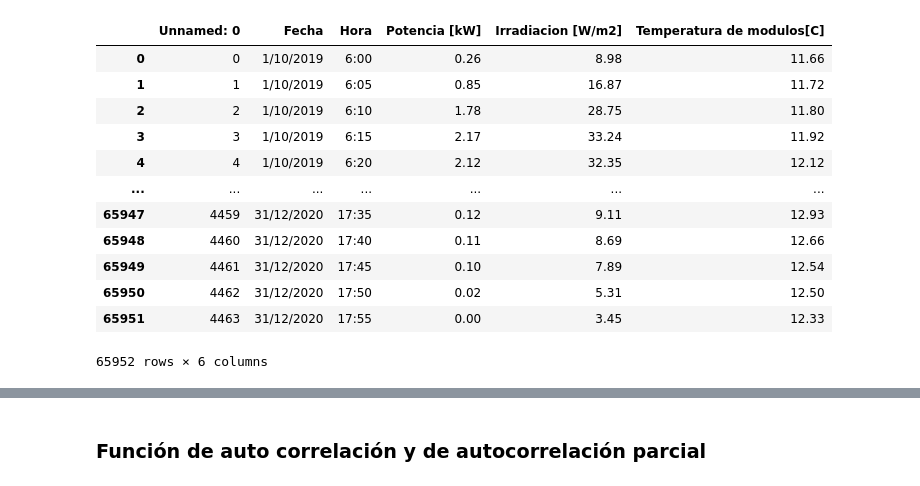
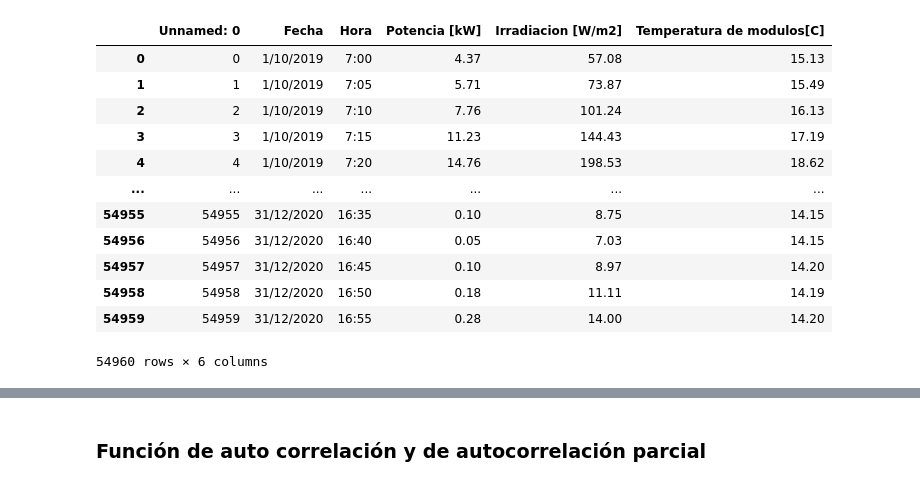
Before and after one commit to only-Robin/Proyecto-Electronica, a Jupyter notebook: DATOS SOLAR/Pre procesados/SARIMAX.ipynb, the cells around one changed output, grey strips where cells are left out. Drawn from its saved outputs; the diff is of its cells as text; code cells hidden in the pictures.

```diff
--- a/DATOS SOLAR/Pre procesados/SARIMAX.ipynb
+++ b/DATOS SOLAR/Pre procesados/SARIMAX.ipynb
@@ -12,19 +14,19 @@ from statsmodels.tsa.statespace.sarimax import SARIMAX
 from time import time
 # %%
 import pandas as pd
-pd.read_csv('DataFinalBeta.csv')
+pd.read_csv('DatosFinales.csv')
 # %% [output]
 |  | Unnamed: 0 | Fecha | Hora | Potencia [kW] | Irradiacion [W/m2] | Temperatura de modulos[C] |
-| 0 | 0 | 1/10/2019 | 6:00 | 0.26 | 8.98 | 11.66 |
-| 1 | 1 | 1/10/2019 | 6:05 | 0.85 | 16.87 | 11.72 |
-| 2 | 2 | 1/10/2019 | 6:10 | 1.78 | 28.75 | 11.80 |
-| 3 | 3 | 1/10/2019 | 6:15 | 2.17 | 33.24 | 11.92 |
-| 4 | 4 | 1/10/2019 | 6:20 | 2.12 | 32.35 | 12.12 |
+| 0 | 0 | 1/10/2019 | 7:00 | 4.37 | 57.08 | 15.13 |
+| 1 | 1 | 1/10/2019 | 7:05 | 5.71 | 73.87 | 15.49 |
+| 2 | 2 | 1/10/2019 | 7:10 | 7.76 | 101.24 | 16.13 |
+| 3 | 3 | 1/10/2019 | 7:15 | 11.23 | 144.43 | 17.19 |
+| 4 | 4 | 1/10/2019 | 7:20 | 14.76 | 198.53 | 18.62 |
 | ... | ... | ... | ... | ... | ... | ... |
-| 65947 | 4459 | 31/12/2020 | 17:35 | 0.12 | 9.11 | 12.93 |
-| 65948 | 4460 | 31/12/2020 | 17:40 | 0.11 | 8.69 | 12.66 |
-| 65949 | 4461 | 31/12/2020 | 17:45 | 0.10 | 7.89 | 12.54 |
-| 65950 | 4462 | 31/12/2020 | 17:50 | 0.02 | 5.31 | 12.50 |
-| 65951 | 4463 | 31/12/2020 | 17:55 | 0.00 | 3.45 | 12.33 |
+| 54955 | 54955 | 31/12/2020 | 16:35 | 0.10 | 8.75 | 14.15 |
+| 54956 | 54956 | 31/12/2020 | 16:40 | 0.05 | 7.03 | 14.15 |
+| 54957 | 54957 | 31/12/2020 | 16:45 | 0.10 | 8.97 | 14.20 |
+| 54958 | 54958 | 31/12/2020 | 16:50 | 0.18 | 11.11 | 14.19 |
+| 54959 | 54959 | 31/12/2020 | 16:55 | 0.28 | 14.00 | 14.20 |
-65952 rows × 6 columns
+54960 rows × 6 columns
 # %%
```
Also changed, not shown: parts of 27 cells of this notebook.
